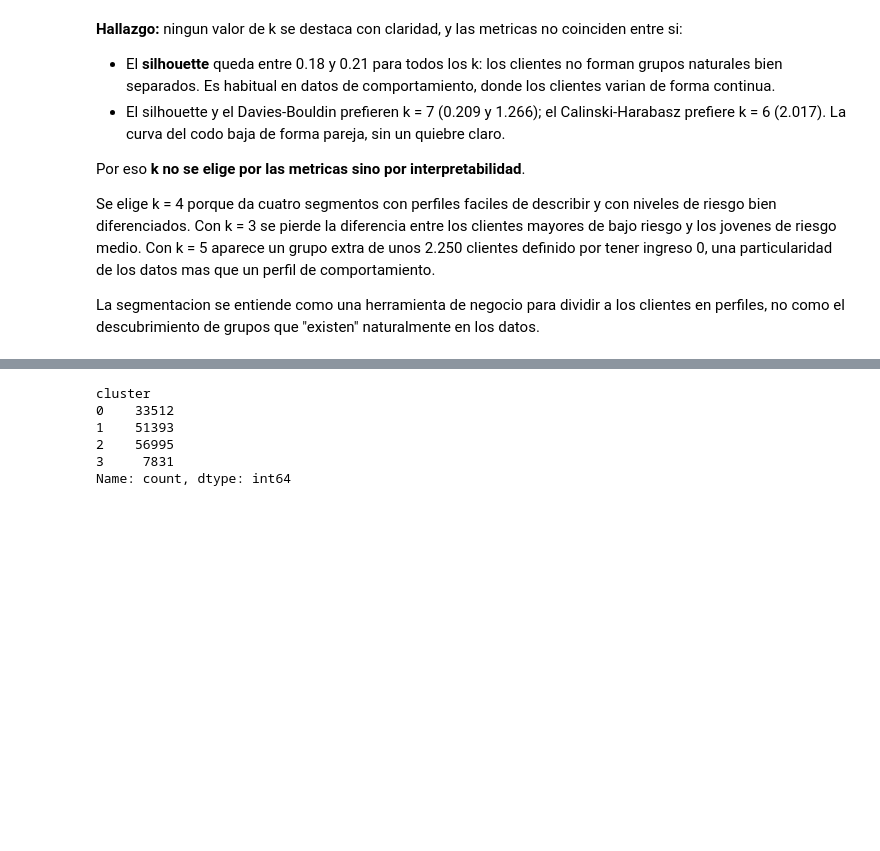
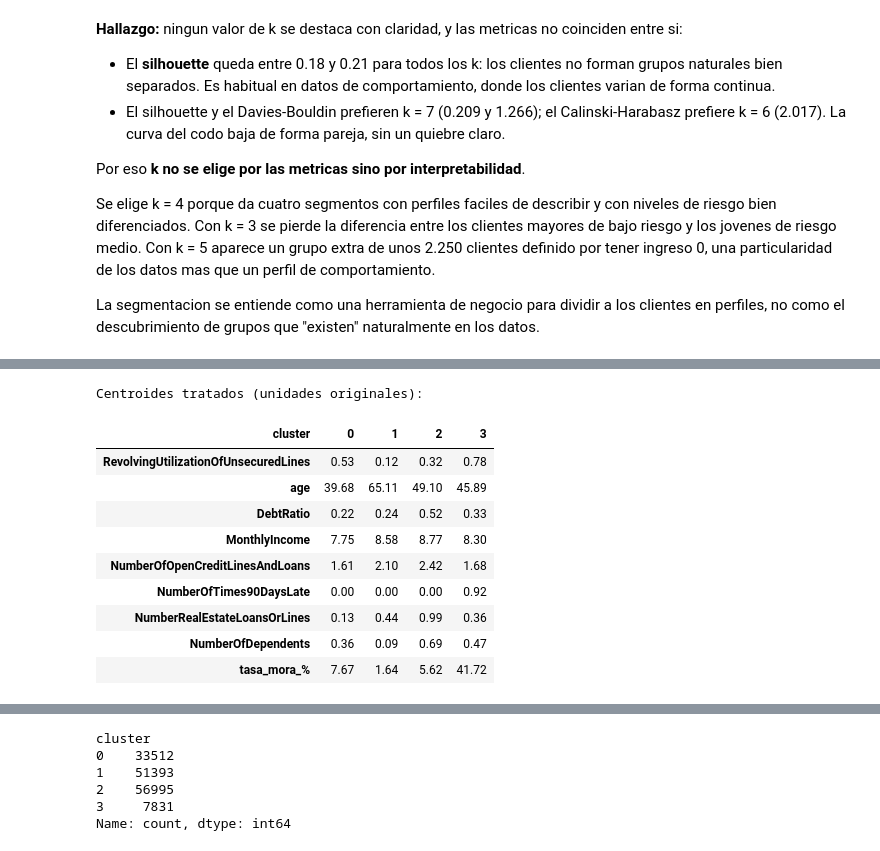
Before and after one commit to EmiiFernandez/data_science_ypf_proyecto, a Jupyter notebook: notebooks/03_modelo_no_supervisado.ipynb, the cells around one changed output, grey strips where cells are left out. Cells and saved outputs as stored; diff of their text form; code cells hidden in the pictures; blank space fills up the shorter version.

```diff
--- a/notebooks/03_modelo_no_supervisado.ipynb
+++ b/notebooks/03_modelo_no_supervisado.ipynb
@@ -130,0 +144,67 @@ La segmentacion se entiende como una herramienta de negocio para dividir a los c
+# %%
+from sklearn.metrics import adjusted_rand_score
+
+K_ELEGIDO = 4
+
+df_raw = pd.read_csv("../dataset/cs-training.csv")
+columnas_atraso_raw = ["NumberOfTime30-59DaysPastDueNotWorse", "NumberOfTime60-89DaysPastDueNotWorse", "NumberOfTimes90DaysLate"]
+mask_validos = df_raw[columnas_atraso_raw].lt(96).all(axis=1)
+df_raw_cluster = df_raw.loc[mask_validos].reset_index(drop=True)
+
+# Sin tratamiento: solo imputacion y escala.
+X_raw = df_raw_cluster[features_clustering].copy().fillna(df_raw_cluster[features_clustering].median())
+X_raw_scaled = StandardScaler().fit_transform(X_raw)
+muestra_idx_sens = np.random.RandomState(RANDOM_STATE).choice(len(X_scaled), 10000, replace=False)
+km_raw = KMeans(n_clusters=K_ELEGIDO, random_state=RANDOM_STATE, n_init=10)
+km_tratado = KMeans(n_clusters=K_ELEGIDO, random_state=RANDOM_STATE, n_init=10)
+labels_raw = km_raw.fit_predict(X_raw_scaled)
+labels_tratado = km_tratado.fit_predict(X_scaled)
+
+def metricas_clustering(X_eval, labels):
+    return {"silhouette": silhouette_score(X_eval, labels), "davies_bouldin": davies_bouldin_score(X_eval, labels), "calinski_harabasz": calinski_harabasz_score(X_eval, labels)}
+
+comparacion_kmeans = pd.DataFrame({
+    "sin_tratamiento": metricas_clustering(X_raw_scaled[muestra_idx_sens], labels_raw[muestra_idx_sens]),
+    "tratado": metricas_clustering(X_scaled[muestra_idx_sens], labels_tratado[muestra_idx_sens]),
+}).T
+comparacion_kmeans["clientes"] = [len(labels_raw), len(labels_tratado)]
+
+# Alineacion de etiquetas arbitrarias mediante Hungarian matching.
+contingencia = pd.crosstab(labels_raw, labels_tratado).to_numpy()
+filas, columnas = linear_sum_assignment(-contingencia)
+mapeo_raw_a_tratado = dict(zip(columnas, filas))
+labels_raw_alineados = np.array([mapeo_raw_a_tratado[label] for label in labels_tratado])
+comparacion_kmeans["cambio_asignacion_%"] = [np.nan, (labels_raw_alineados != labels_tratado).mean() * 100]
+display(comparacion_kmeans.round(3))
+
+# Cambios de tamaño y mora por cluster, con etiquetas alineadas.
+resumen_sin = pd.DataFrame({"cluster": labels_raw, "mora": df_raw_cluster["SeriousDlqin2yrs"].to_numpy()}).groupby("cluster").agg(clientes=("mora", "size"), tasa_mora=("mora", "mean"))
+resumen_tratado = pd.DataFrame({"cluster": labels_tratado, "mora": df_cluster["SeriousDlqin2yrs"].to_numpy()}).groupby("cluster").agg(clientes=("mora", "size"), tasa_mora=("mora", "mean"))
+resumen_sin.index = [mapeo_raw_a_tratado.get(i, i) for i in resumen_sin.index]
+resumen_sin = resumen_sin.groupby(level=0).sum()
+resumen_sin["tasa_mora"] = resumen_sin["tasa_mora"] / resumen_sin["clientes"]
+comparacion_clusters = resumen_sin.add_suffix("_sin_tratamiento").join(resumen_tratado.add_suffix("_tratado"), how="outer")
+comparacion_clusters["cambio_clientes"] = comparacion_clusters["clientes_tratado"] - comparacion_clusters["clientes_sin_tratamiento"]
+comparacion_clusters["cambio_clientes_%"] = comparacion_clusters["cambio_clientes"] / comparacion_clusters["clientes_sin_tratamiento"] * 100
+comparacion_clusters["cambio_mora_puntos"] = (comparacion_clusters["tasa_mora_tratado"] - comparacion_clusters["tasa_mora_sin_tratamiento"]) * 100
+comparacion_clusters["participacion_tratado_%"] = comparacion_clusters["clientes_tratado"] / len(labels_tratado) * 100
+display(comparacion_clusters.round({"tasa_mora_sin_tratamiento": 4, "tasa_mora_tratado": 4, "cambio_mora_puntos": 2, "cambio_clientes_%": 2, "participacion_tratado_%": 2}))
+
+# Centroides en unidades originales: muestran que variables forman cada cluster.
+centroides_tratados = pd.DataFrame(scaler.inverse_transform(km_tratado.cluster_centers_), columns=features_clustering)
+centroides_tratados["cluster"] = centroides_tratados.index
+centroides_tratados["tasa_mora_%"] = resumen_tratado["tasa_mora"].reindex(centroides_tratados.index) * 100
+print("Centroides tratados (unidades originales):")
+display(centroides_tratados.round(2).set_index("cluster").T)
+
+# Estabilidad por semillas.
+semillas = [0, 7, 21, 42, 99]
+labels_estabilidad = []
+for semilla in semillas:
+    km = KMeans(n_clusters=K_ELEGIDO, random_state=semilla, n_init=10)
+    labels_estabilidad.append(km.fit_predict(X_scaled[muestra_idx_sens]))
+ari_estabilidad = [adjusted_rand_score(a, b) for i, a in enumerate(labels_estabilidad) for b in labels_estabilidad[i + 1:]]
+print(f"ARI promedio entre semillas: {np.mean(ari_estabilidad):.3f}")
+print(f"ARI minimo entre semillas: {np.min(ari_estabilidad):.3f}")
+print("ARI por par de semillas:", [round(v, 3) for v in ari_estabilidad])
+# %% [output]
@@ -130,0 +219,11 @@ La segmentacion se entiende como una herramienta de negocio para dividir a los c
+Centroides tratados (unidades originales):
+| cluster | 0 | 1 | 2 | 3 |
+| RevolvingUtilizationOfUnsecuredLines | 0.53 | 0.12 | 0.32 | 0.78 |
+| age | 39.68 | 65.11 | 49.10 | 45.89 |
+| DebtRatio | 0.22 | 0.24 | 0.52 | 0.33 |
+| MonthlyIncome | 7.75 | 8.58 | 8.77 | 8.30 |
+| NumberOfOpenCreditLinesAndLoans | 1.61 | 2.10 | 2.42 | 1.68 |
+| NumberOfTimes90DaysLate | 0.00 | 0.00 | 0.00 | 0.92 |
+| NumberRealEstateLoansOrLines | 0.13 | 0.44 | 0.99 | 0.36 |
+| NumberOfDependents | 0.36 | 0.09 | 0.69 | 0.47 |
+| tasa_mora_% | 7.67 | 1.64 | 5.62 | 41.72 |
```
Also changed, not shown: parts of 5 cells of this notebook, 2 other files.
